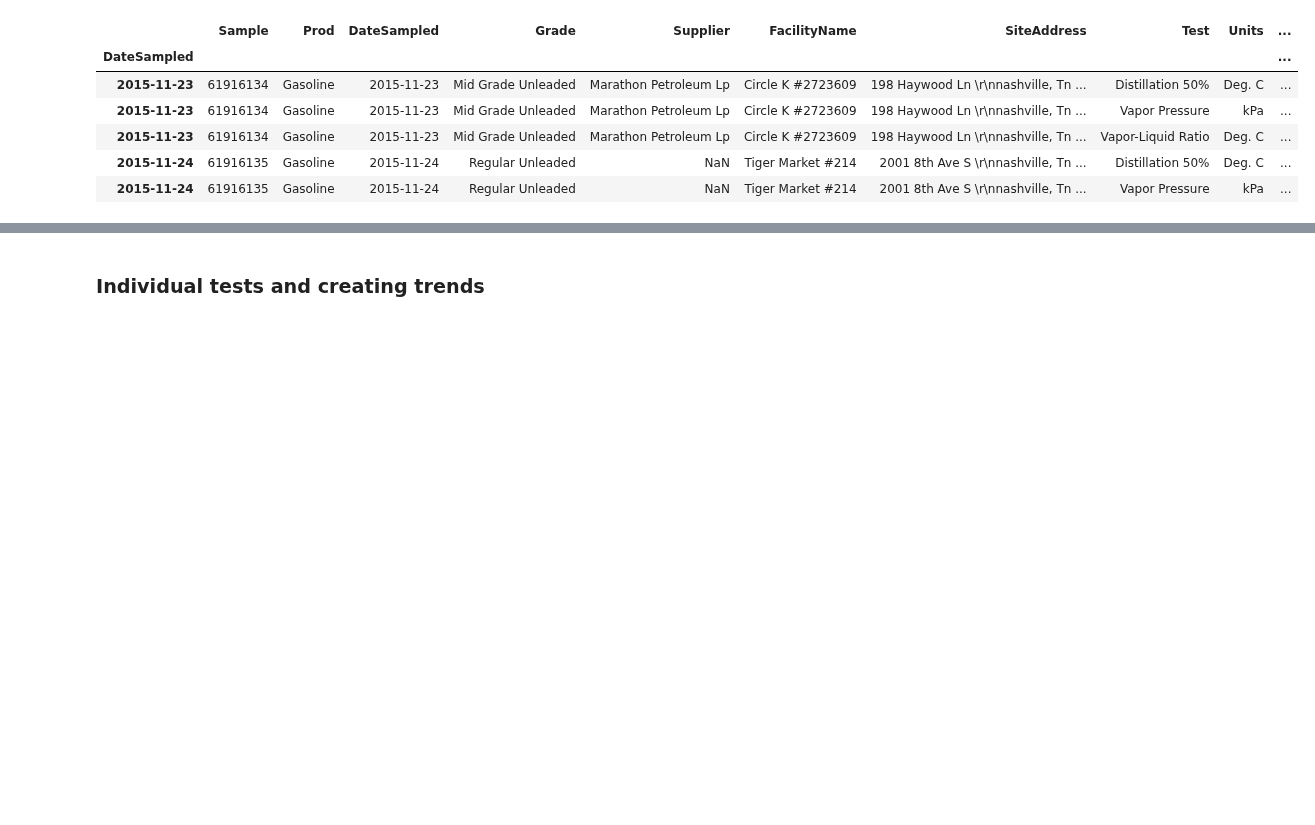
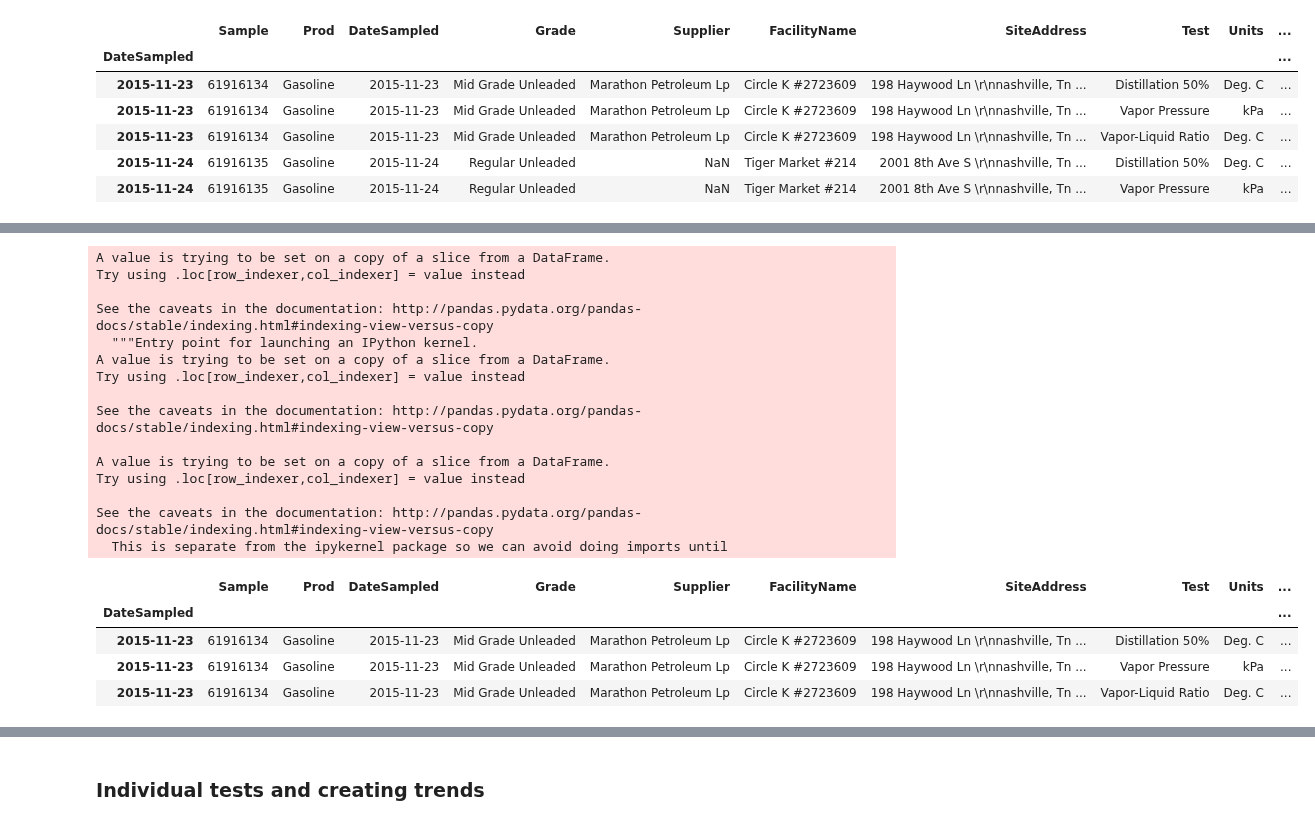
Before and after one commit to mishaberrien/tenessee-fuel-quality-analysis, a Jupyter notebook: notebooks/01_exploration/20190729_gasoline_exploration.ipynb, the cells around one changed output, grey strips where cells are left out. Cells and saved outputs as stored; diff of their text form; code cells hidden in the pictures; blank space fills up the shorter version.

```diff
--- a/notebooks/01_exploration/20190729_gasoline_exploration.ipynb
+++ b/notebooks/01_exploration/20190729_gasoline_exploration.ipynb
@@ -274 +236,27 @@ Index(['Date', 'TN_retailers_seasons', 'TN_distributor_seasons',
+# %%
+volitility_df['datesampled_month'] = volitility_df['DateSampled'].dt.month
+volitility_df['datesampled_day'] = volitility_df['DateSampled'].dt.day
+volitility_df['datesampled_month_day'] = volitility_df['datesampled_month'].astype('str') + '/' + volitility_df['datesampled_day'].astype('str')
+volitility_df.head(3)
+# %% [output]
+A value is trying to be set on a copy of a slice from a DataFrame.
+Try using .loc[row_indexer,col_indexer] = value instead
+
+See the caveats in the documentation: http://pandas.pydata.org/pandas-docs/stable/indexing.html#indexing-view-versus-copy
+  """Entry point for launching an IPython kernel.
+A value is trying to be set on a copy of a slice from a DataFrame.
+Try using .loc[row_indexer,col_indexer] = value instead
+
+See the caveats in the documentation: http://pandas.pydata.org/pandas-docs/stable/indexing.html#indexing-view-versus-copy
+
+A value is trying to be set on a copy of a slice from a DataFrame.
+Try using .loc[row_indexer,col_indexer] = value instead
+
+See the caveats in the documentation: http://pandas.pydata.org/pandas-docs/stable/indexing.html#indexing-view-versus-copy
+  This is separate from the ipykernel package so we can avoid doing imports until
+|  | Sample | Prod | DateSampled | Grade | Supplier | FacilityName | SiteAddress | Test | Units | ... |
+| DateSampled |  |  |  |  |  |  |  |  |  | ... |
+| 2015-11-23 | 61916134 | Gasoline | 2015-11-23 | Mid Grade Unleaded | Marathon Petroleum Lp | Circle K #2723609 | 198 Haywood Ln \r\nnashville, Tn ... | Distillation 50% | Deg. C | ... |
+| 2015-11-23 | 61916134 | Gasoline | 2015-11-23 | Mid Grade Unleaded | Marathon Petroleum Lp | Circle K #2723609 | 198 Haywood Ln \r\nnashville, Tn ... | Vapor Pressure | kPa | ... |
+| 2015-11-23 | 61916134 | Gasoline | 2015-11-23 | Mid Grade Unleaded | Marathon Petroleum Lp | Circle K #2723609 | 198 Haywood Ln \r\nnashville, Tn ... | Vapor-Liquid Ratio | Deg. C | ... |
 # %%
```
Also changed, not shown: parts of 9 cells of this notebook.
